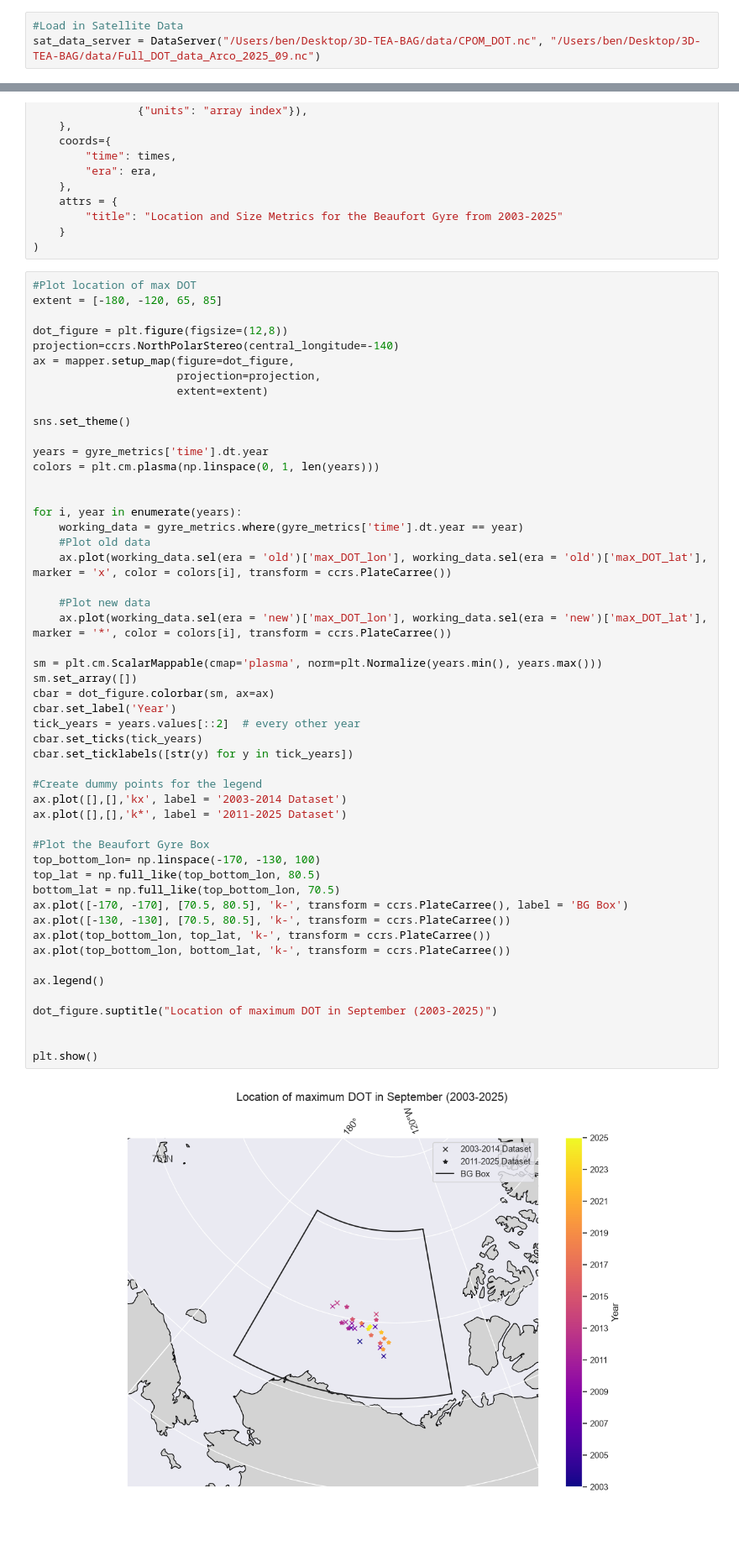
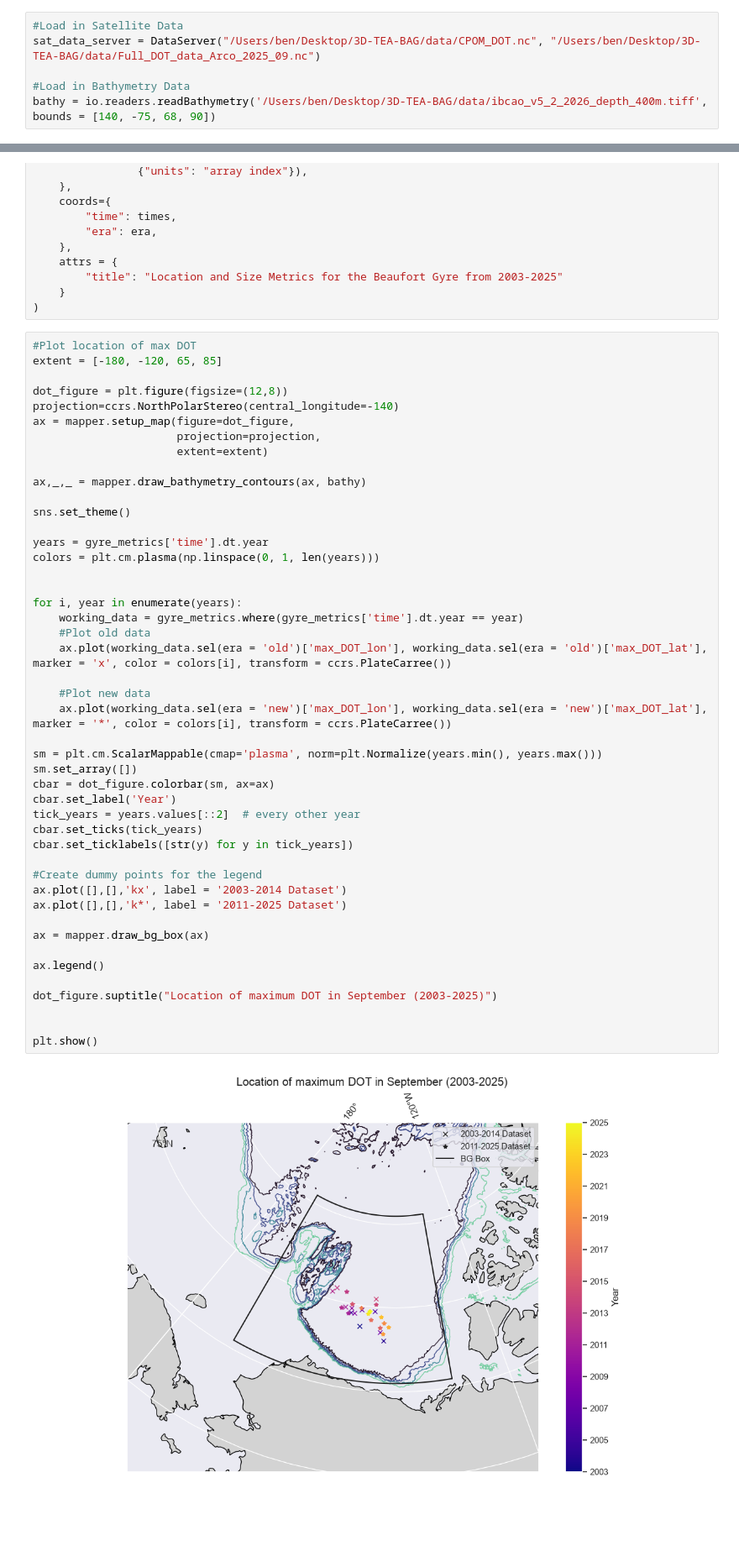
Before and after one commit to ben-sprague/3D-TEA-BAG, a Jupyter notebook: gyre_location.ipynb, the cells around one changed output, grey strips where cells are left out. Shown at 84% size. Saved outputs shown, nothing was run; the diff lists cells and outputs as text.

```diff
--- a/gyre_location.ipynb
+++ b/gyre_location.ipynb
@@ -33,6 +35,9 @@ from datatools.DOT.DataServer import DataServer
 # %%
 #Load in Satellite Data
 sat_data_server = DataServer("/Users/ben/Desktop/3D-TEA-BAG/data/CPOM_DOT.nc", "/Users/ben/Desktop/3D-TEA-BAG/data/Full_DOT_data_Arco_2025_09.nc")
+
+#Load in Bathymetry Data
+bathy = io.readers.readBathymetry('/Users/ben/Desktop/3D-TEA-BAG/data/ibcao_v5_2_2026_depth_400m.tiff', bounds = [140, -75, 68, 90])
 # %% [markdown]
 #### Find and Plot the location of the Beaufort Gyre
 The location of the Beaufot Gyre is plotted using the method described in Regan, et. al (2018). The location of the gyre is defined at the point of maximum DOT between 140˚E and 100˚W and 68-81.5˚N.
@@ -229,6 +234,8 @@ projection=ccrs.NorthPolarStereo(central_longitude=-140)
 ax = mapper.setup_map(figure=dot_figure,
                       projection=projection,
                       extent=extent)
+
+ax,_,_ = mapper.draw_bathymetry_contours(ax, bathy)
 
 sns.set_theme()
 
@@ -237,42 +244,35 @@ colors = plt.cm.plasma(np.linspace(0, 1, len(years)))
 
 
 for i, year in enumerate(years):
     working_data = gyre_metrics.where(gyre_metrics['time'].dt.year == year)
     #Plot old data
     ax.plot(working_data.sel(era = 'old')['max_DOT_lon'], working_data.sel(era = 'old')['max_DOT_lat'], marker = 'x', color = colors[i], transform = ccrs.PlateCarree())
 
     #Plot new data
     ax.plot(working_data.sel(era = 'new')['max_DOT_lon'], working_data.sel(era = 'new')['max_DOT_lat'], marker = '*', color = colors[i], transform = ccrs.PlateCarree())
 
 sm = plt.cm.ScalarMappable(cmap='plasma', norm=plt.Normalize(years.min(), years.max()))
 sm.set_array([])
 cbar = dot_figure.colorbar(sm, ax=ax)
 cbar.set_label('Year')
 tick_years = years.values[::2]  # every other year
 cbar.set_ticks(tick_years)
 cbar.set_ticklabels([str(y) for y in tick_years])
 
 #Create dummy points for the legend
 ax.plot([],[],'kx', label = '2003-2014 Dataset')
 ax.plot([],[],'k*', label = '2011-2025 Dataset')
 
-#Plot the Beaufort Gyre Box
-top_bottom_lon= np.linspace(-170, -130, 100)
-top_lat = np.full_like(top_bottom_lon, 80.5)
-bottom_lat = np.full_like(top_bottom_lon, 70.5)
-ax.plot([-170, -170], [70.5, 80.5], 'k-', transform = ccrs.PlateCarree(), label = 'BG Box')
-ax.plot([-130, -130], [70.5, 80.5], 'k-', transform = ccrs.PlateCarree())
-ax.plot(top_bottom_lon, top_lat, 'k-', transform = ccrs.PlateCarree())
-ax.plot(top_bottom_lon, bottom_lat, 'k-', transform = ccrs.PlateCarree())
+ax = mapper.draw_bg_box(ax)
 
 ax.legend()
 
 dot_figure.suptitle("Location of maximum DOT in September (2003-2025)")
 
 
 plt.show()
 # %% [output]
-[figure, old version]
+[figure, new version]
 # %%
 #Plot max DOT bias between datasets
 bias_fig = plt.figure()
```
Also changed, not shown: parts of 5 cells of this notebook.
